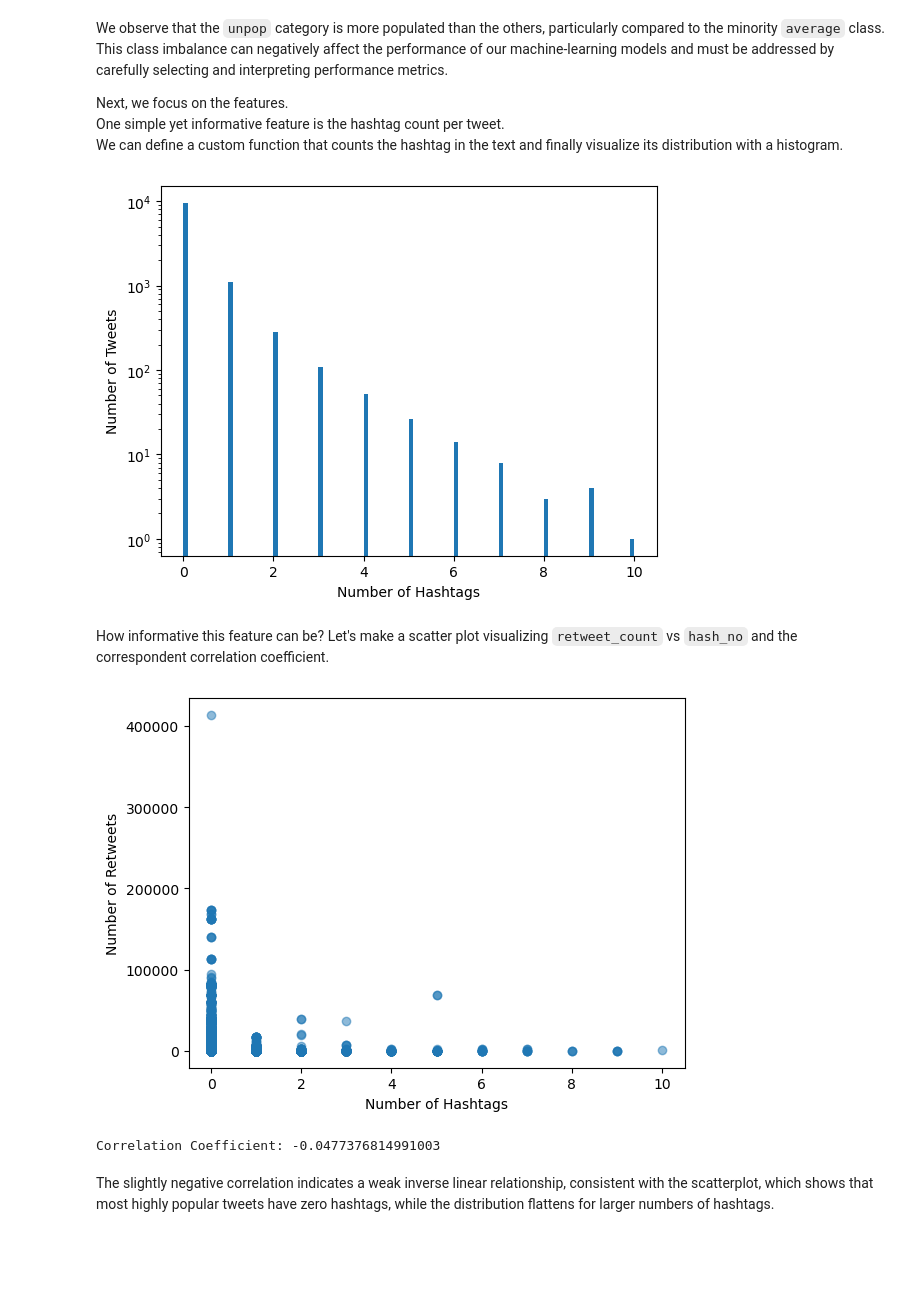
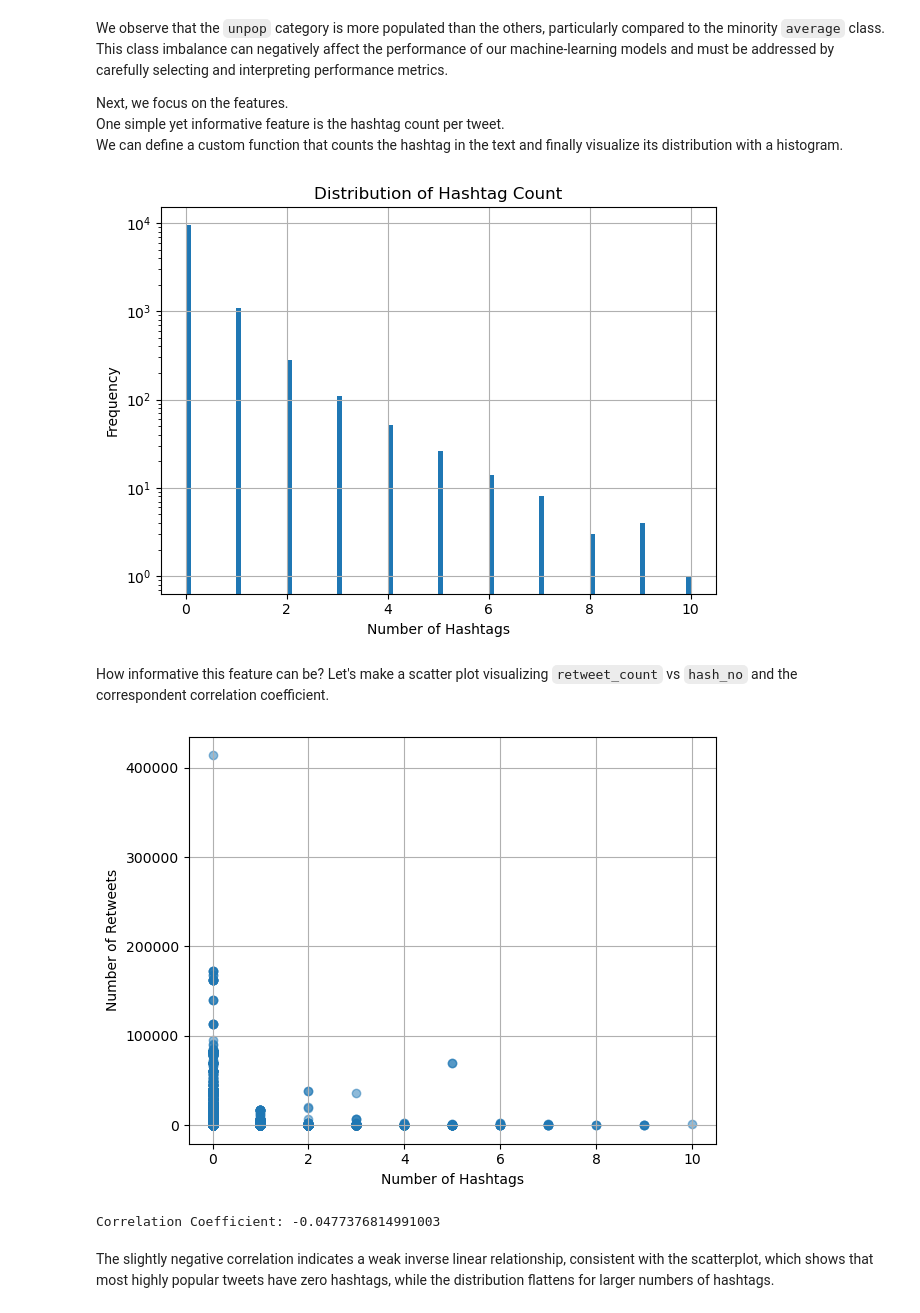
Before and after one commit to alessandrodondarini/tweet-virality-prediction, a Jupyter notebook: notebooks/supML_twitter.ipynb, the cells around one changed output. Drawn from its saved outputs; the diff is of its cells as text; code cells hidden in the pictures; blank space fills up the shorter version.

```diff
--- a/notebooks/supML_twitter.ipynb
+++ b/notebooks/supML_twitter.ipynb
@@ -143,34 +148,42 @@ We can define a custom function that counts the hashtag in the text and finally
 # %%
 def counthash(row):
     if pd.isnull(row['text']):
         return 0
     ct = 0
     for word in row['text'].split():
         if word.startswith('#'):
             ct += 1
     return ct
 
 random_tweets['hash_no'] = random_tweets.apply(counthash, axis = 1)
 
 plt.hist(random_tweets['hash_no'], bins=100)
 plt.yscale('log')
 plt.xlabel('Number of Hashtags')
-plt.ylabel('Number of Tweets')
+plt.ylabel('Frequency')
+plt.title("Distribution of Hashtag Count")
+plt.tight_layout()
+plt.grid(True)
+
 
 plt.show()
 # %% [output]
-[figure, old version]
+[figure, new version]
 # %% [markdown]
 How informative this feature can be? Let's make a scatter plot visualizing `retweet_count` vs `hash_no` and the correspondent correlation coefficient.
 # %%
 plt.scatter(random_tweets['hash_no'], random_tweets['retweet_count'], alpha = 0.5)
 plt.ylabel('Number of Retweets')
 plt.xlabel('Number of Hashtags')
+
+plt.tight_layout()
+plt.grid(True)
+
 plt.show()
 
 print('Correlation Coefficient:', np.corrcoef(random_tweets['retweet_count'], random_tweets['hash_no'])[0,1])
 # %% [output]
-[figure, old version]
+[figure, new version]
 Correlation Coefficient: -0.0477376814991003
 # %% [markdown]
 The slightly negative correlation indicates a weak inverse linear relationship, consistent with the scatterplot, which shows that most highly popular tweets have zero hashtags, while the distribution flattens for larger numbers of hashtags.
```
Also changed, not shown: parts of 5 cells of this notebook, 1 other file.
